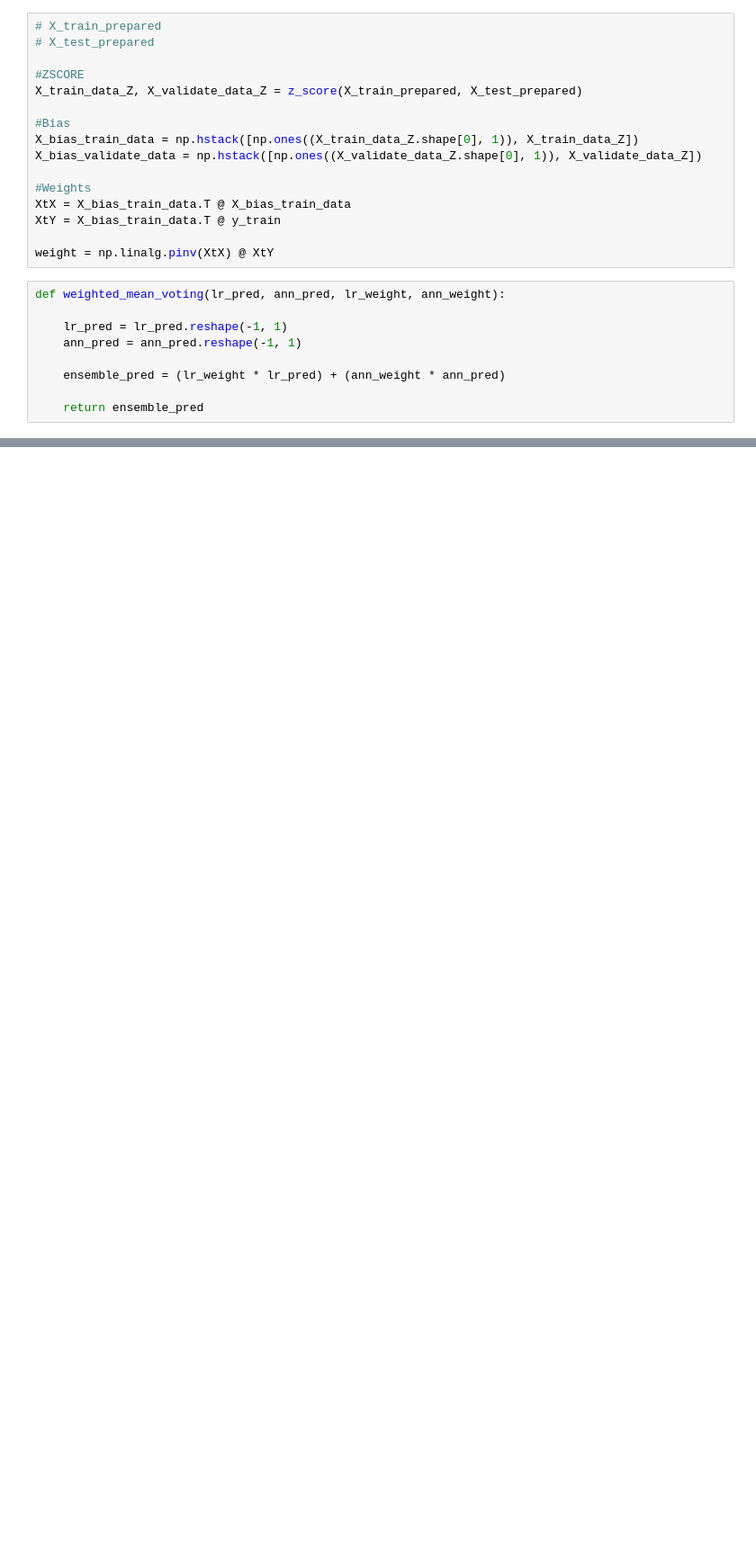
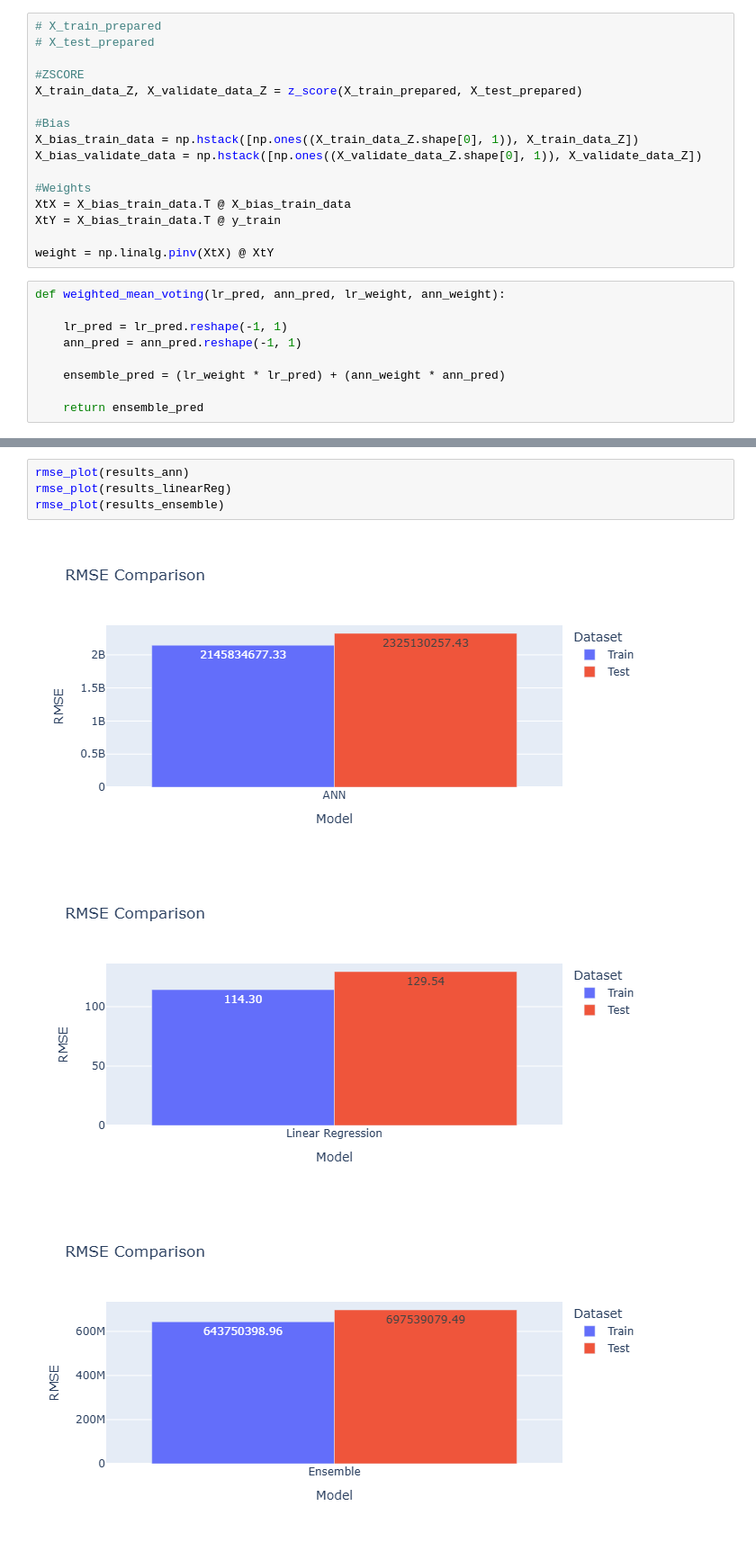
Before and after one commit to TimothyHHMai/World-Energy-Consumption, a Jupyter notebook: notebooks/ensemble.ipynb, the cells around one changed output, grey strips where cells are left out. Shown at 90% size. Saved outputs shown, nothing was run; the diff lists cells and outputs as text; blank space fills up the shorter version.

```diff
--- a/notebooks/ensemble.ipynb
+++ b/notebooks/ensemble.ipynb
@@ -71,0 +141,8 @@ Train sMAPE: 128.79%
+# %%
+rmse_plot(results_ann)
+rmse_plot(results_linearReg)
+rmse_plot(results_ensemble)
+# %% [output]
+[figure, added]
+[figure, added]
+[figure, added]
```
Also changed, not shown: parts of 8 cells of this notebook, 2 other files.
